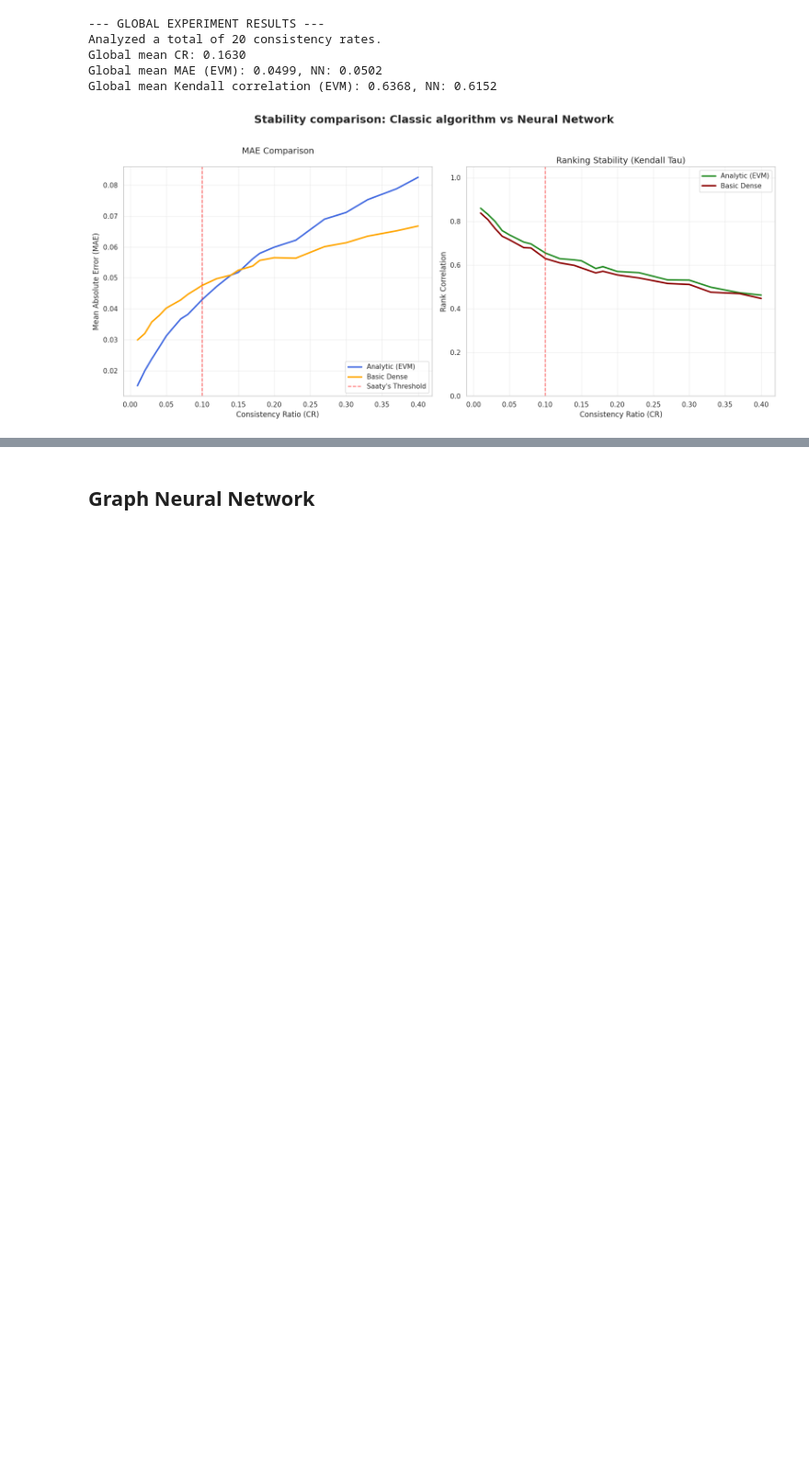
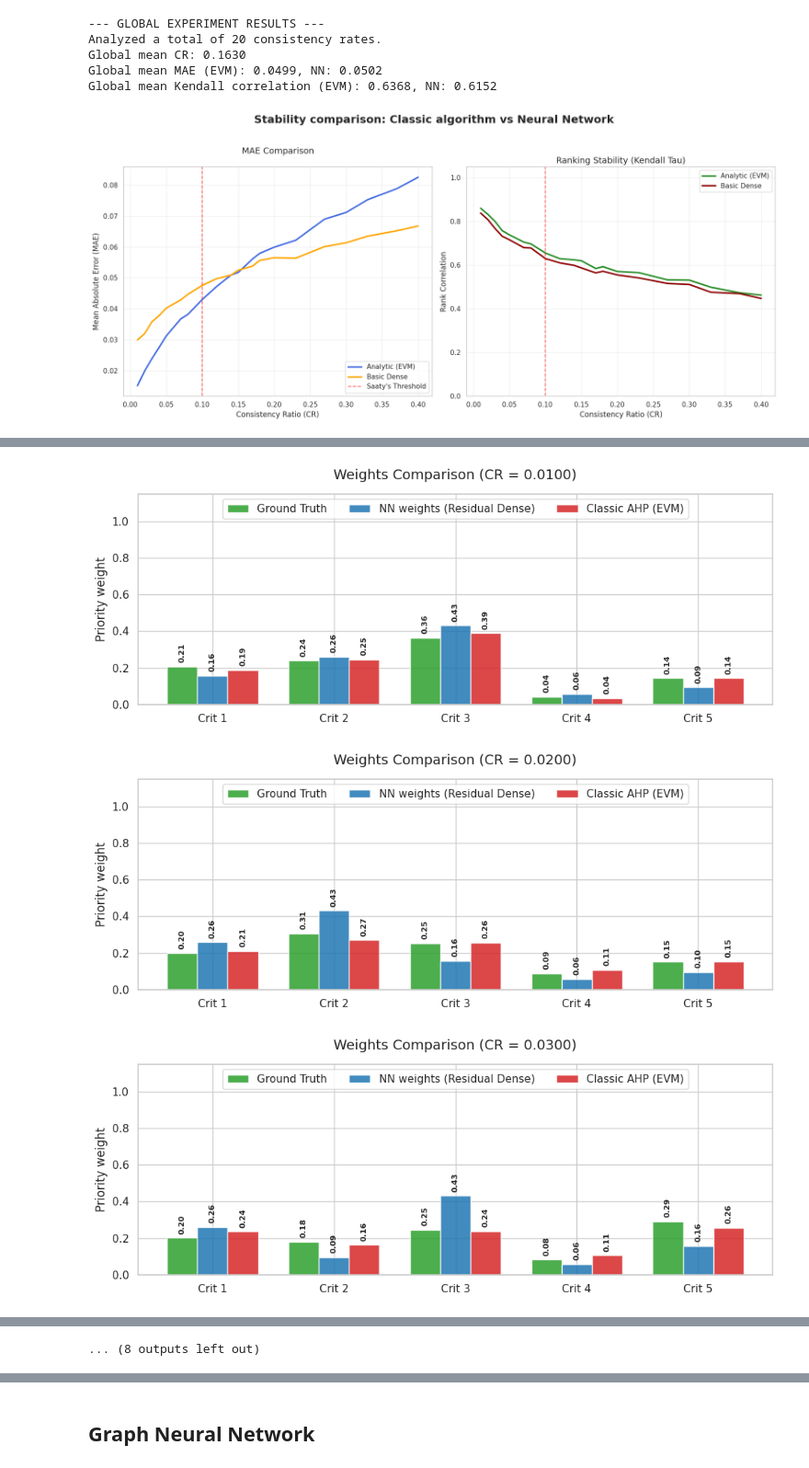
Before and after one commit to KonradHD/NN-preference-modeling, a Jupyter notebook: training.ipynb, the cells around one changed output, grey strips where cells are left out. Shown at 92% size. Drawn from its saved outputs; the diff is of its cells as text; code cells hidden in the pictures; blank space fills up the shorter version.

Commit message:
residual connections network

```diff
--- a/training.ipynb
+++ b/training.ipynb
@@ -227,0 +254,17 @@ Global mean Kendall correlation (EVM): 0.6368, NN: 0.6152
+# %%
+COP = 4
+REC = 3
+STAB = 0.5
+MODEL_TYPE = "dense"
+MODEL_NAME = f"residual_{TRAIN_MATRICES_NUM}m_{CRITERIA_NUM}crit"
+
+model = ResDeepAHPNet(n_criteria=CRITERIA_NUM)
+
+train_dataloader = DataLoader(train_dataset, batch_size=BATCH_SIZE, shuffle=True)
+valid_dataloader = DataLoader(valid_dataset, batch_size=BATCH_SIZE, shuffle=True)
+
+criterion = CustomDenseLoss(n_criteria=CRITERIA_NUM, lambda_cop=COP, lambda_rec=REC, lambda_stab=STAB).to(device)
+optimizer = optim.Adam(model.parameters(), lr=LEARNING_RATE)
+trainer = DenseTrainer(model, optimizer, criterion, device)
+model, history = trainer.train(train_dataloader, valid_dataloader, epochs=500)
+trainer.save_state(MODEL_NAME)
@@ -227,0 +282,18 @@ Global mean Kendall correlation (EVM): 0.6368, NN: 0.6152
+# %%
+loader = MatricesLoader()
+matrices, weights = load_test_matrices(loader, CONSISTENCY_RATES, CRITERIA_NUM, TEST_MATRICES_NUM, IS_UNIFORM)
+predicted_priority_weights = {}
+evm_solver = EVM()
+evm_priority_weights = {}
+
+for cr, test_matrices in matrices.items():
+    # predicted_priority_vector = predict_single_weights(trained_model, test_matrix, device)
+    # evm_priority_vector, _ = evm_solver.compute_single(test_matrix)
+
+    predicted_priority_vectors = trainer.predict_batch(test_matrices)
+    evm_priority_vectors, _ = evm_solver.compute_batch(test_matrices)
+
+    predicted_priority_weights[cr] = predicted_priority_vectors
+    evm_priority_weights[cr] = evm_priority_vectors
+
+print("Predicted AHP weights")
@@ -227,0 +318,14 @@ Global mean Kendall correlation (EVM): 0.6368, NN: 0.6152
+# %%
+weights_visualizator = WeightsVisualizator()
+nn_name = f"{MODEL_NAME.split('_')[0]} {MODEL_TYPE}".title()
+
+for cr_key in weights.keys():
+    pred_weights_vector = predicted_priority_weights.get(cr_key)[0]
+    evm_weights_vector = evm_priority_weights.get(cr_key)[0].flatten()
+    weights_vector = weights.get(cr_key)[0].flatten()
+
+    weights_visualizator.plot_comparison_all(weights_vector, pred_weights_vector, evm_weights_vector, cr_key, nn_name)
+# %% [output]
+[figure, added]
+[figure, added]
+[figure, added]
@@ -227,0 +341 @@ Global mean Kendall correlation (EVM): 0.6368, NN: 0.6152
+... (8 outputs left out)
```
Also changed, not shown: parts of 14 cells of this notebook, 23 other files.
